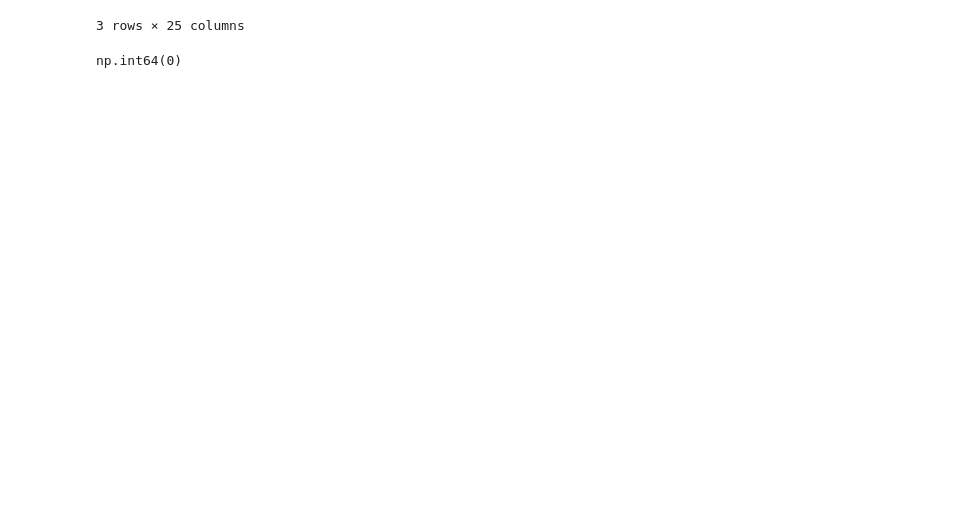
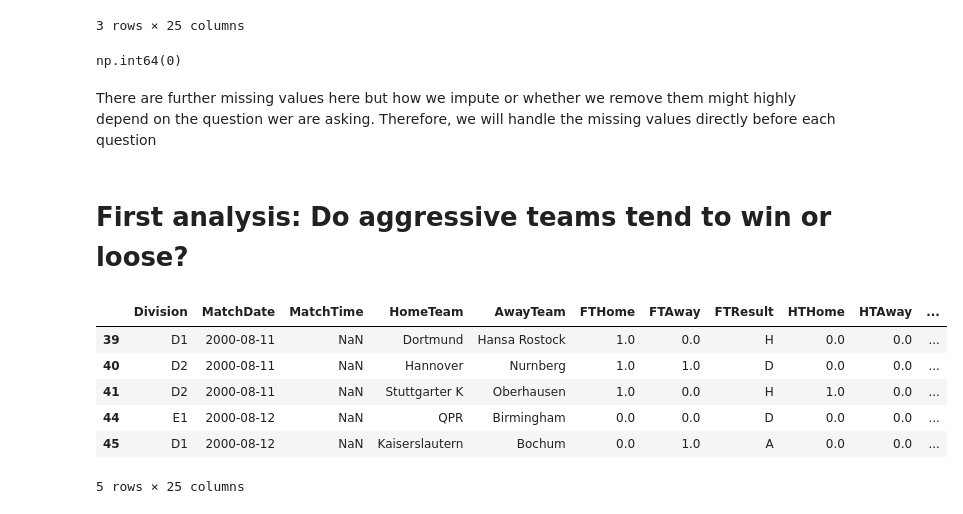
Before and after one commit to p-schulte/data_science_projects, a Jupyter notebook: football/analysis.ipynb, the cells around one changed output. Cells and saved outputs as stored; diff of their text form; code cells hidden in the pictures; blank space fills up the shorter version.

```diff
--- a/football/analysis.ipynb
+++ b/football/analysis.ipynb
@@ -230,2 +228,19 @@ np.int64(0)
+# %% [markdown]
+There are further missing values here but how we impute or whether we remove them might highly depend on the question wer are asking. Therefore, we will handle the missing values directly before each question
+# %% [markdown]
+# First analysis: Do aggressive teams tend to win or loose?
 # %%
-# TODO: do analysis like what conditions predict winning something, how different teams develop, analyze trends and so on, also try to build a model that predicts the winner of a match
+# drop rows where we don't have sufficient information
+df = df[~df['HomeYellow'].isna()]
+df = df[~df['AwayYellow'].isna()]
+df = df[~df['HomeRed'].isna()]
+df = df[~df['AwayRed'].isna()]
+df.head()
+# %% [output]
+|  | Division | MatchDate | MatchTime | HomeTeam | AwayTeam | FTHome | FTAway | FTResult | HTHome | HTAway | ... |
+| 39 | D1 | 2000-08-11 | NaN | Dortmund | Hansa Rostock | 1.0 | 0.0 | H | 0.0 | 0.0 | ... |
+| 40 | D2 | 2000-08-11 | NaN | Hannover | Nurnberg | 1.0 | 1.0 | D | 0.0 | 0.0 | ... |
+| 41 | D2 | 2000-08-11 | NaN | Stuttgarter K | Oberhausen | 1.0 | 0.0 | H | 1.0 | 0.0 | ... |
+| 44 | E1 | 2000-08-12 | NaN | QPR | Birmingham | 0.0 | 0.0 | D | 0.0 | 0.0 | ... |
+| 45 | D1 | 2000-08-12 | NaN | Kaiserslautern | Bochum | 0.0 | 1.0 | A | 0.0 | 0.0 | ... |
+5 rows × 25 columns
```
Also changed, not shown: parts of 10 cells of this notebook.
